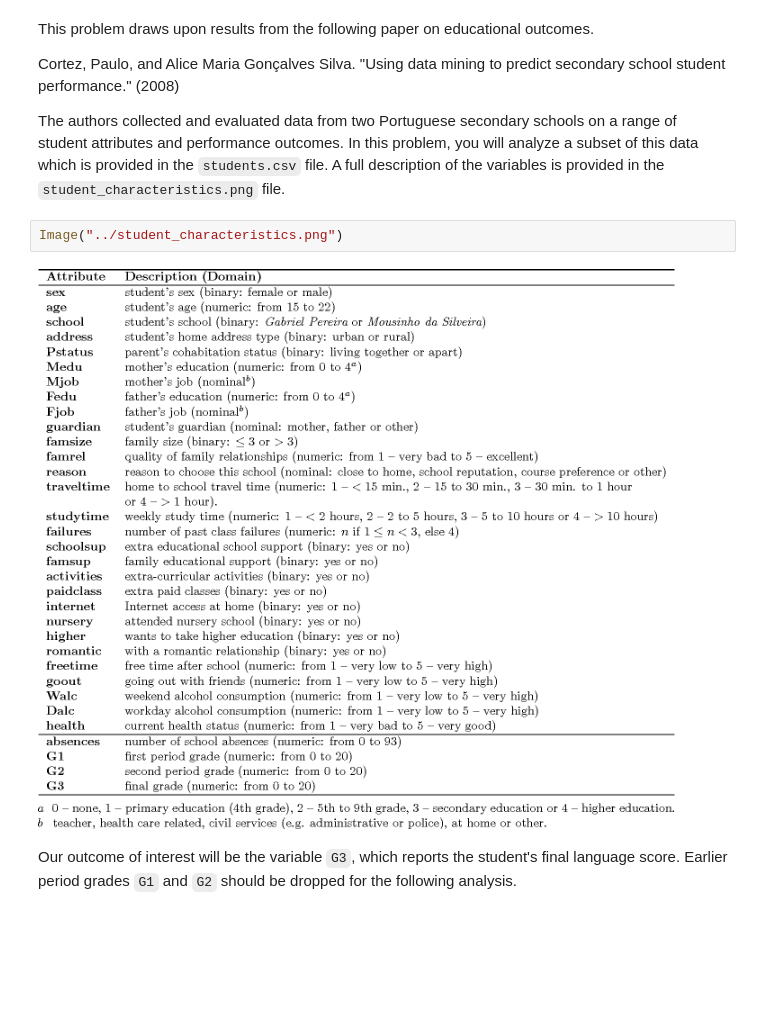
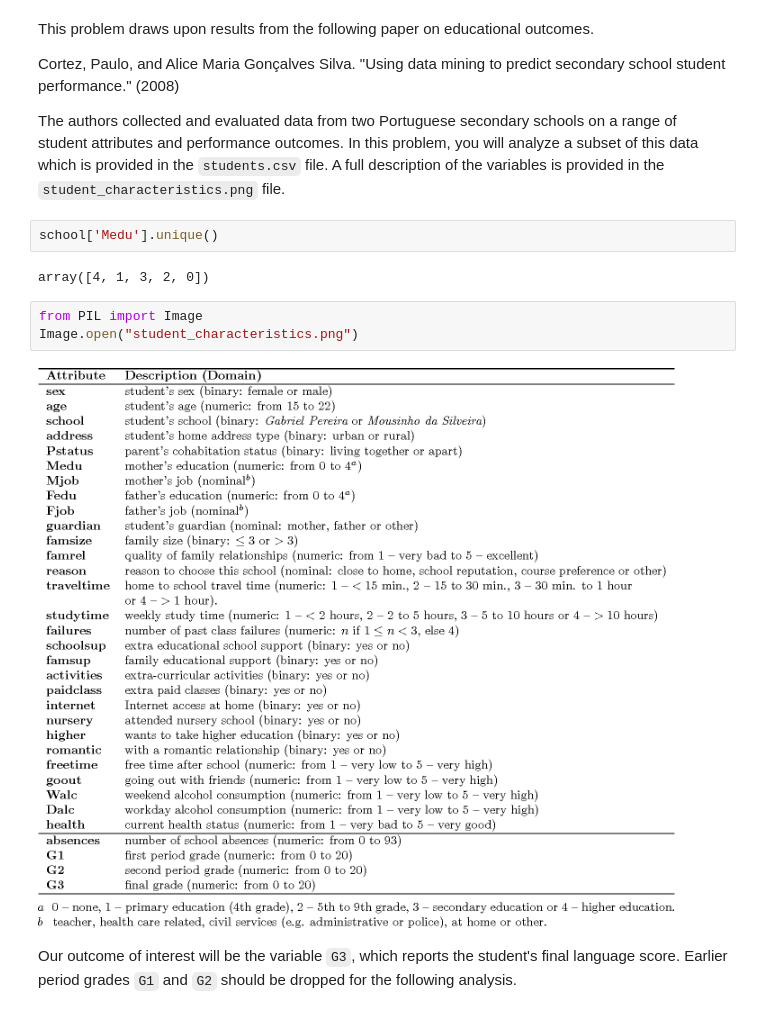
Before and after one commit to MuhammadSaadSiddiqi/PP422_ProblemSets, a Jupyter notebook: Problem Set 2/PP422 Problem Set 10.ipynb, the cells around one changed output. Drawn from its saved outputs; the diff is of its cells as text; blank space fills up the shorter version.

```diff
--- a/Problem Set 2/PP422 Problem Set 10.ipynb
+++ b/Problem Set 2/PP422 Problem Set 10.ipynb
@@ -40,9 +40,14 @@ This problem draws upon results from the following paper on educational outcomes
 Cortez, Paulo, and Alice Maria Gonçalves Silva. "Using data mining to predict secondary school student performance." (2008)
 
 The authors collected and evaluated data from two Portuguese secondary schools on a range of student attributes and performance outcomes. In this problem, you will analyze a subset of this data which is provided in the `students.csv` file. A full description of the variables is provided in the `student_characteristics.png` file.
-# %%
-Image("../student_characteristics.png")
-# %% [output]
-[figure, removed]
+# %%
+school['Medu'].unique()
+# %% [output]
+array([4, 1, 3, 2, 0])
+# %%
+from PIL import Image
+Image.open("student_characteristics.png")
+# %% [output]
+[figure, added]
 # %% [markdown]
 Our outcome of interest will be the variable `G3`, which reports the student's final language score. Earlier period grades `G1` and `G2` should be dropped for the following analysis.
```
Also changed, not shown: parts of 46 cells of this notebook.
